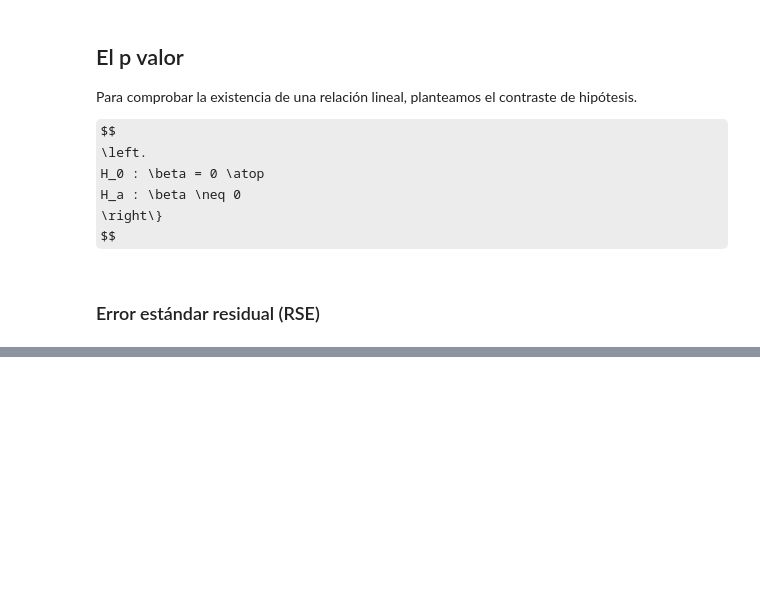
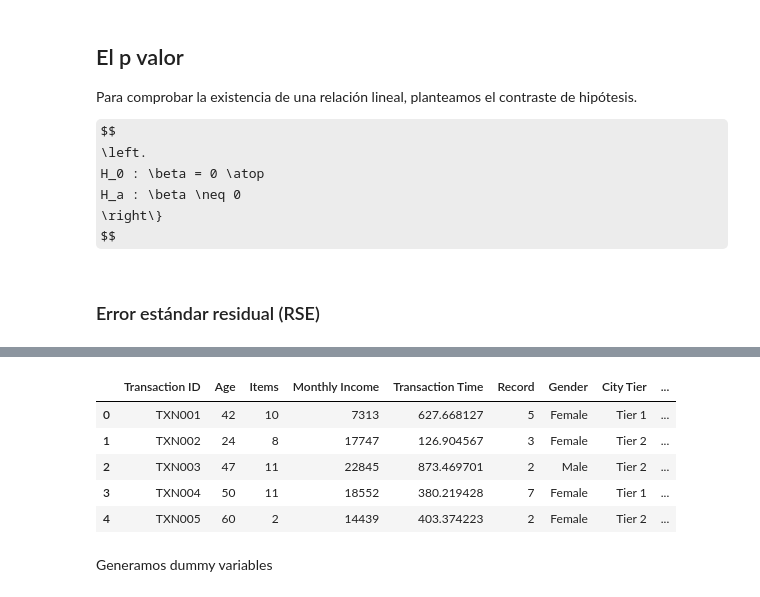
Before and after one commit to majandro1026/python_personal, a Jupyter notebook: mis_NB/python_scripts/Notebooks/NB3-regresionLineal.ipynb, the cells around one changed output, grey strips where cells are left out. Drawn from its saved outputs; the diff is of its cells as text; code cells hidden in the pictures; some formulas as TeX source; blank space fills up the shorter version.

```diff
--- a/mis_NB/python_scripts/Notebooks/NB3-regresionLineal.ipynb
+++ b/mis_NB/python_scripts/Notebooks/NB3-regresionLineal.ipynb
@@ -194,0 +678,12 @@ RSE
+# %%
+data = pd.read_csv('../datasets/ecom-expense/Ecom Expense.csv')
+data.head()
+# %% [output]
+|  | Transaction ID | Age | Items | Monthly Income | Transaction Time | Record | Gender | City Tier | ... |
+| 0 | TXN001 | 42 | 10 | 7313 | 627.668127 | 5 | Female | Tier 1 | ... |
+| 1 | TXN002 | 24 | 8 | 17747 | 126.904567 | 3 | Female | Tier 2 | ... |
+| 2 | TXN003 | 47 | 11 | 22845 | 873.469701 | 2 | Male | Tier 2 | ... |
+| 3 | TXN004 | 50 | 11 | 18552 | 380.219428 | 7 | Female | Tier 1 | ... |
+| 4 | TXN005 | 60 | 2 | 14439 | 403.374223 | 2 | Female | Tier 2 | ... |
+# %% [markdown]
+Generamos dummy variables
```
Also changed, not shown: parts of 114 cells of this notebook.
